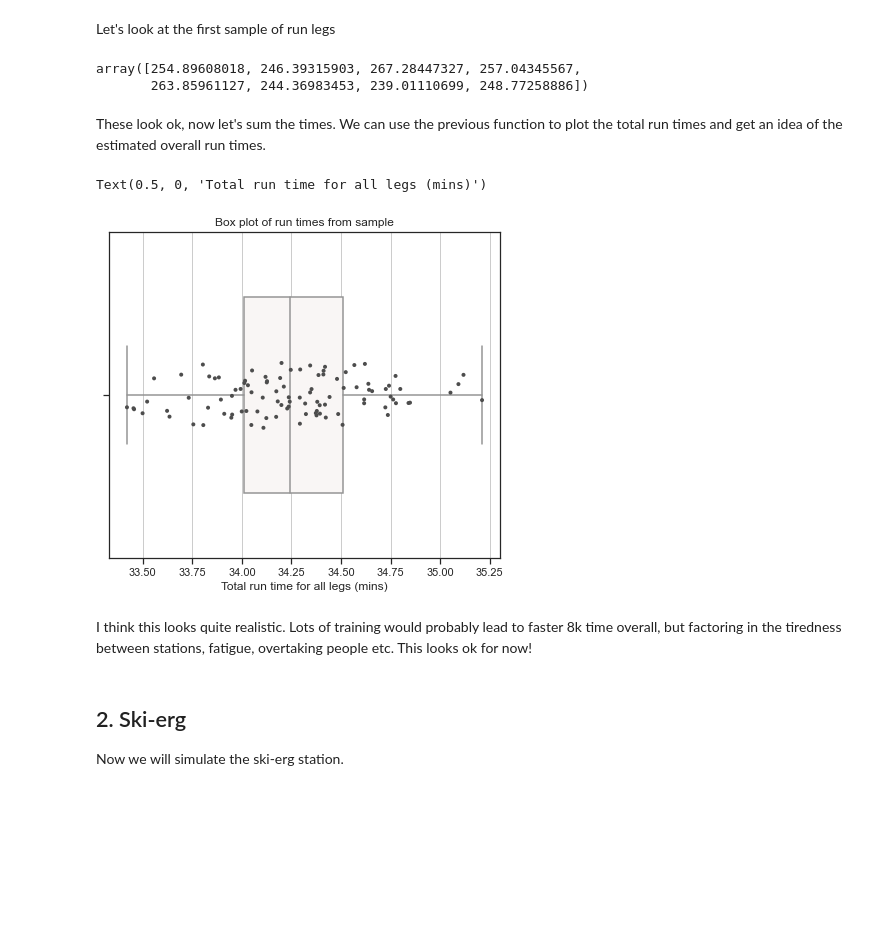
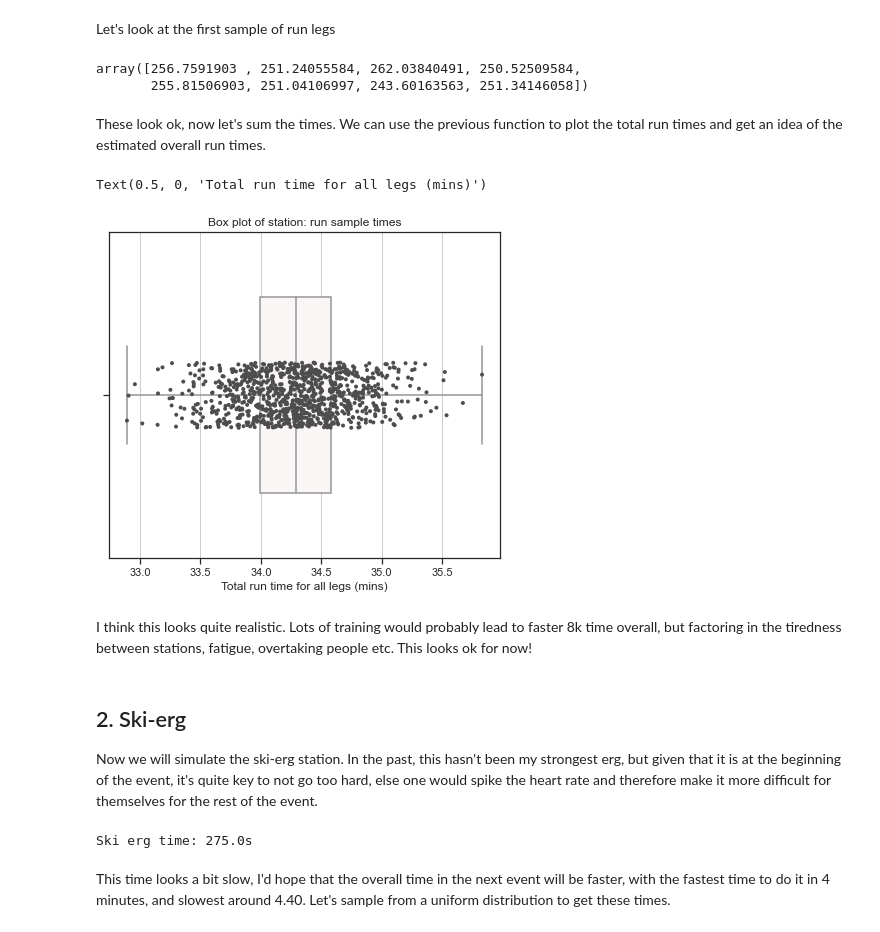
Before and after one commit to philip-papasavvas/ml_sandbox, a Jupyter notebook: notebook-projects/hyrox_simulation.ipynb, the cells around one changed output. Cells and saved outputs as stored; diff of their text form; code cells hidden in the pictures; blank space fills up the shorter version.

Commit message:
HYROX notebook: added a new section for the ski-erg, and updated the notebook to generalise the box plotting functions for the random samples

```diff
--- a/notebook-projects/hyrox_simulation.ipynb
+++ b/notebook-projects/hyrox_simulation.ipynb
@@ -81,3 +84,21 @@ These look ok!
+# %%
+def plot_results(times_vector: np.ndarray,
+                station: str) -> None:
+    """Helper method to plot the sample times from the normal distribution."""
+    sns.set_theme(style="ticks")
+
+    f, ax = plt.subplots(figsize=(7, 6))
+
+    sns.boxplot(
+        x=times_vector,
+        whis=[0, 100], width=.6, palette="vlag")
+
+    # Add in points to show each observation
+    sns.stripplot(x=times_vector,
+                  size=4, color=".3", linewidth=0)
+    ax.xaxis.grid(True)
+    plt.xlabel(f'Station: {station} time (s)')
+    plt.title(f"Box plot of station: {station} sample times")
 # %% [markdown]
 ## Sense check the results
 We will visualise some of the results to ensure they make sense.
@@ -96,6 +117,9 @@ These look quite sensible, seems like the average time was around 255s (4m15s),
 # %% [markdown]
 # Station simulation
 Now we will simulate each part of the event, using some distributions and the previous results, as well as my experience to give an idea of what times are realistic.
+# %%
+# set the number of simulations
+n_sims = 1000
 # %% [markdown]
 ## 1. Simulating the run (8x1km)
 # %% [markdown]
@@ -168,27 +177,34 @@ Let's take these metrics going forward for the simulation, therefore we will sum
 simulated_run_legs = np.random.normal(
     loc=results_describe['mean'],
     scale=0.75*results_describe['std'],
-    size=(100, 8))
+    size=(n_sims, 8))
 # %% [markdown]
 Let's look at the first sample of run legs
 # %%
 simulated_run_legs[1,:]
 # %% [output]
-array([254.89608018, 246.39315903, 267.28447327, 257.04345567,
-       263.85961127, 244.36983453, 239.01110699, 248.77258886])
+array([256.7591903 , 251.24055584, 262.03840491, 250.52509584,
+       255.81506903, 251.04106997, 243.60163563, 251.34146058])
 # %% [markdown]
 These look ok, now let's sum the times. We can use the previous function to plot the total run times and get an idea of the estimated overall run times.
 # %%
 simulated_run_times = simulated_run_legs.sum(axis=1)
 # %%
-plot_run_results(simulated_run_times/60)
+plot_results(times_vector=simulated_run_times/60,
+            station='run')
 # adjust the title as it's not correct
 plt.xlabel("Total run time for all legs (mins)")
 # %% [output]
 Text(0.5, 0, 'Total run time for all legs (mins)')
-[figure, old version]
+[figure, new version]
 # %% [markdown]
 I think this looks quite realistic. Lots of training would probably lead to faster 8k time overall, but factoring in the tiredness between stations, fatigue, overtaking people etc. This looks ok for now!
 # %% [markdown]
 ## 2. Ski-erg
-Now we will simulate the ski-erg station.
+Now we will simulate the ski-erg station. In the past, this hasn't been my strongest erg, but given that it is at the beginning of the event, it's quite key to not go too hard, else one would spike the heart rate and therefore make it more difficult for themselves for the rest of the event.
+# %%
+print(f"Ski erg time: {functional_station_s['ski_erg']:.1f}s")
+# %% [output]
+Ski erg time: 275.0s
+# %% [markdown]
+This time looks a bit slow, I'd hope that the overall time in the next event will be faster, with the fastest time to do it in 4 minutes, and slowest around 4.40. Let's sample from a uniform distribution to get these times.
```
Also changed, not shown: parts of 9 cells of this notebook.
